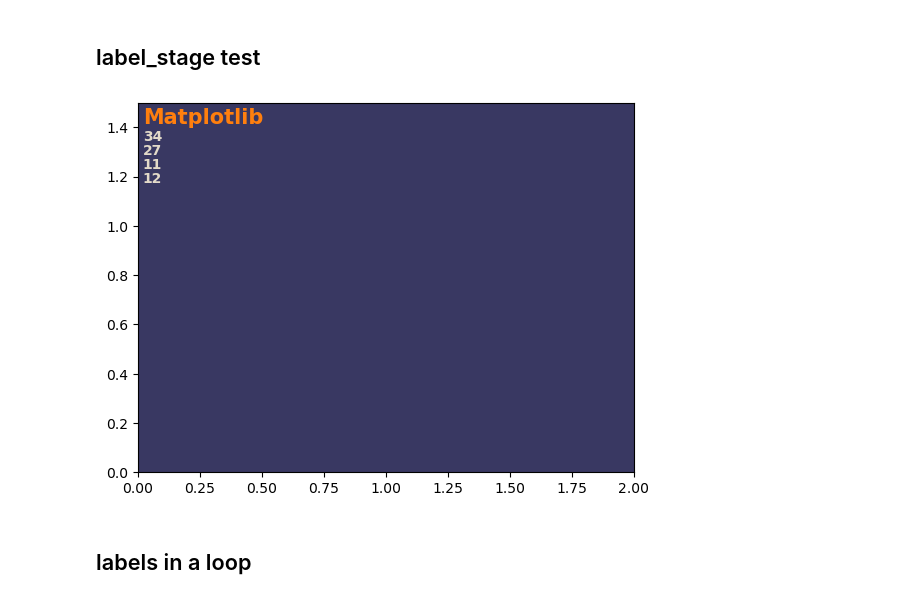
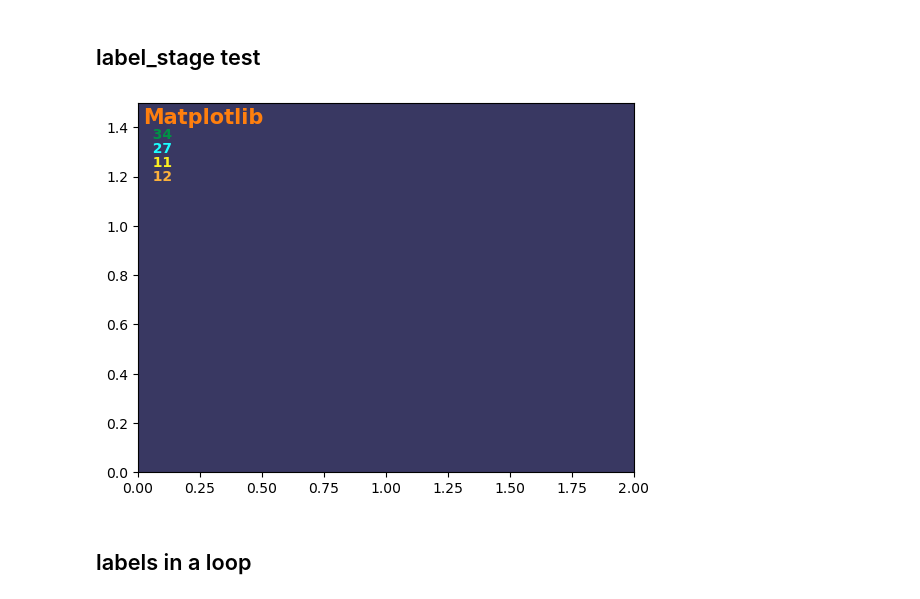
Before and after one commit to Polatucha16/FunnelGraph, a Jupyter notebook: FunnelGraph/example.ipynb, the cells around one changed output. Saved outputs shown, nothing was run; the diff lists cells and outputs as text; code cells hidden in the pictures.

Commit message:
number coloring strategy added

```diff
--- a/FunnelGraph/example.ipynb
+++ b/FunnelGraph/example.ipynb
@@ -583,18 +584,33 @@ plt.show()
 # %%
 import numpy as np
 import matplotlib.pyplot as plt
+
+from src.funel_graph import FunelGraph
+from src.text.text import JustNumbers, WithPercent
 from src.text.text import label_stage
+
+fg = FunelGraph()
+fg.prepare()
+fg.set_colors()
 
 
 fig, ax = plt.subplots()
 
 ax.set_facecolor('#393862')
 plt.xlim(0, 2)
 plt.ylim(0, 1.5)
-label_stage(ax, 0, 'Matplotlib', np.array([34,27,11,12]))
+label_stage(
+    ax=ax,
+    stage=0,
+    label='Matplotlib',
+    column_print_strategy=JustNumbers(),
+    number_column=np.array([34,27,11,12]),
+    apply_colorQ= True,
+    cmap_list=fg.data_dict['colors'],
+    cmap_arg=0)
 plt.show()
 # %% [output]
-[figure, old version]
+[figure, new version]
 # %% [markdown]
 ## labels in a loop
 # %%
```
Also changed, not shown: parts of 5 cells of this notebook, 3 other files.
